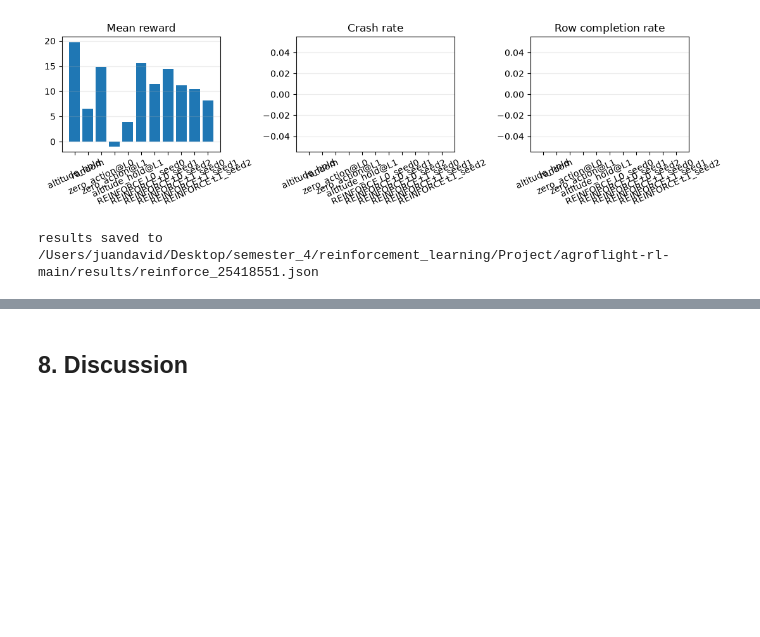
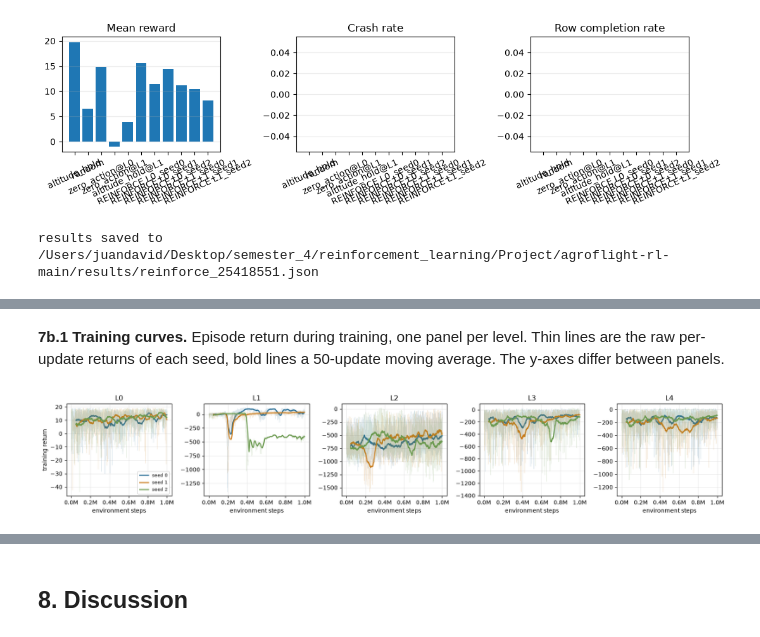
Before and after one commit to Nelkit/agroflight-rl, a Jupyter notebook: notebooks/reinforce_25418551.ipynb, the cells around one changed output, grey strips where cells are left out. Saved outputs shown, nothing was run; the diff lists cells and outputs as text; code cells hidden in the pictures; blank space fills up the shorter version.

Commit message:
REINFORCE Part E: L0-L4 x 3 seeds at 1M steps, standardised-returns ablation, saved runs and figures

```diff
--- a/notebooks/reinforce_25418551.ipynb
+++ b/notebooks/reinforce_25418551.ipynb
@@ -820,20 +865,23 @@ display(cmp_df.round(3))
 # %% [markdown]
 <div style="border-left:4px solid rgb(147,105,28);background:rgba(147,105,28,0.10);padding:10px 14px;border-radius:0 8px 8px 0;margin:6px 0"><b>Write here.</b> State how REINFORCE compares to PPO once the table above has real numbers: at the same 1,000,000-step budget, is REINFORCE's L0 result closer to PPO's, still tied with the zero-action baseline, or somewhere in between? Note PPO has not attempted L1 to L4 yet, so this is an L0-only comparison for now.</div>
 # %%
-fig, axes = plt.subplots(1, 3, figsize=(11, 3.2))
-for ax, col, title in zip(axes, ["mean_reward", "crash_rate", "finish_rate"],
-                          ["Mean reward", "Crash rate", "Row completion rate"]):
-    ax.bar(df.index, df[col])
-    ax.set_title(title)
-    ax.tick_params(axis="x", rotation=25)
-    ax.grid(axis="y", alpha=0.25)
-plt.tight_layout()
-plt.show()
+if RUN_LEGACY_V1:
+    fig, axes = plt.subplots(1, 3, figsize=(11, 3.2))
+    for ax, col, title in zip(axes, ["mean_reward", "crash_rate", "finish_rate"],
+                              ["Mean reward", "Crash rate", "Row completion rate"]):
+        ax.bar(df.index, df[col])
+        ax.set_title(title)
+        ax.tick_params(axis="x", rotation=25)
+        ax.grid(axis="y", alpha=0.25)
+    plt.tight_layout()
+    plt.show()
 
-path = save_results(RESULTS)
-print("results saved to", path)
-if BACKUP_TO_DRIVE:
-    backup_to_drive([RESULTS_DIR, CHECKPOINT_DIR])
+    path = save_results(RESULTS)
+    print("results saved to", path)
+    if BACKUP_TO_DRIVE:
+        backup_to_drive([RESULTS_DIR, CHECKPOINT_DIR])
+else:
+    print('skipped: earlier 200k-step run (set RUN_LEGACY_V1 = True in cell 2.2 to redo it)')
 # %% [output]
 [figure]
 results saved to /Users/juandavid/Desktop/semester_4/reinforcement_learning/Project/agroflight-rl-main/results/reinforce_25418551.json
@@ -839,0 +952,20 @@ results saved to /Users/juandavid/Desktop/semester_4/reinforcement_learning/Proj
+# %% [markdown]
+**7b.1 Training curves.** Episode return during training, one panel per level. Thin lines are the raw per-update returns of each seed, bold lines a 50-update moving average. The y-axes differ between panels.
+# %%
+def smooth(y, w=50):
+    y = np.asarray(y, dtype=float)
+    return np.convolve(y, np.ones(w) / w, mode="valid") if len(y) >= w else y
+
+fig, axes = plt.subplots(1, 5, figsize=(17, 3.2))
+for lv, ax in zip(LEVELS_E, axes):
+    for s in SEEDS_E:
+        c = RUNS_E[f"L{lv}_seed{s}"]["curve"]
+        xs = np.array([p["timesteps"] for p in c]); ys = np.array([p["mean_return"] for p in c])
+        ax.plot(xs, ys, color=SEED_COLORS[s], alpha=0.15, linewidth=0.8)
+        ax.plot(xs[49:], smooth(ys), color=SEED_COLORS[s], linewidth=1.8, label=f"seed {s}")
+    ax.set_title(f"L{lv}"); ax.set_xlabel("environment steps"); ax.grid(alpha=0.25)
+    ax.xaxis.set_major_formatter(plt.FuncFormatter(lambda v, _: f"{v/1e6:.1f}M"))
+axes[0].set_ylabel("training return"); axes[0].legend(fontsize=8)
+plt.tight_layout(); plt.savefig(os.path.join(FIG_DIR, "reinforce_training_curves.png"), dpi=150); plt.show()
+# %% [output]
+[figure, added]
```
Also changed, not shown: parts of 27 cells of this notebook, 29 other files.
